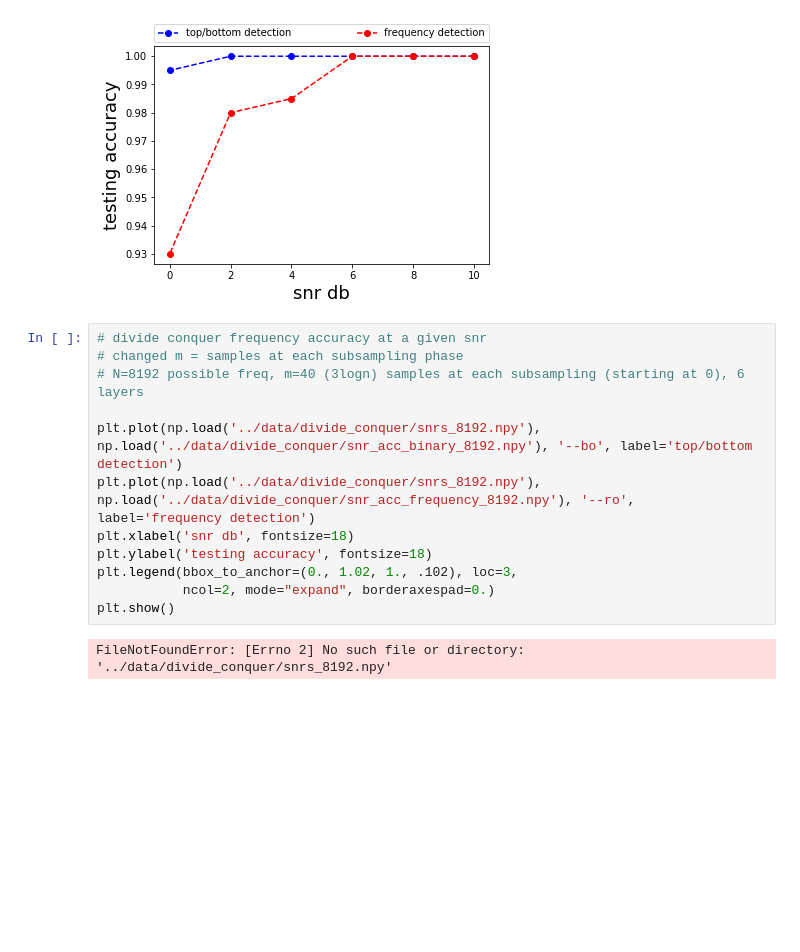
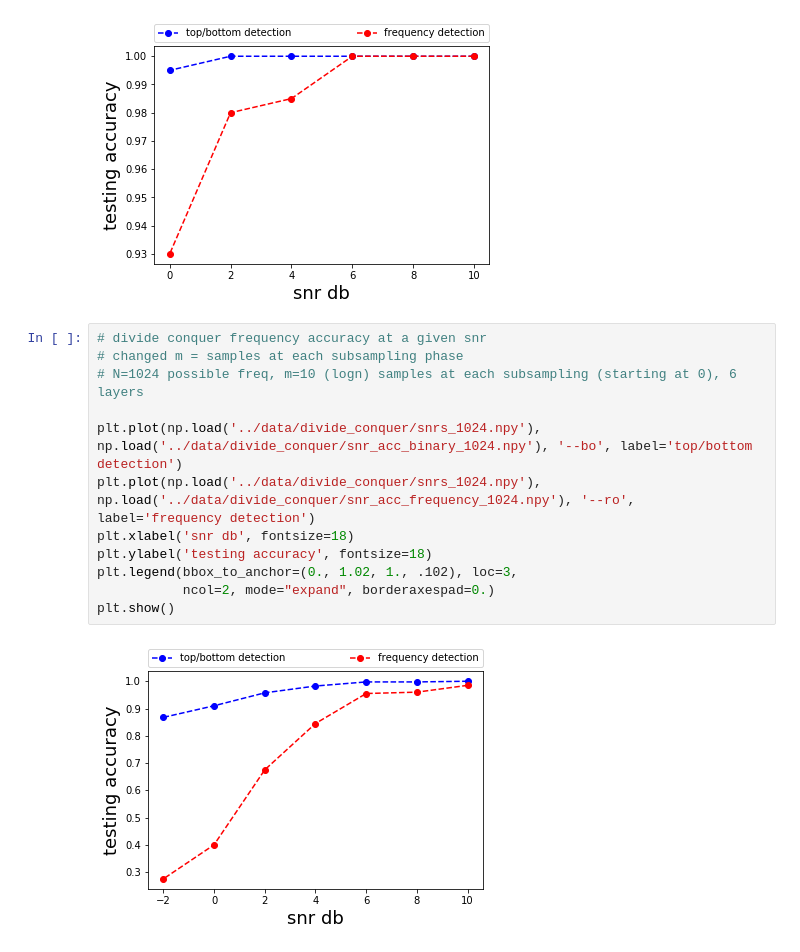
Before and after one commit to shloak/frequency, a Jupyter notebook: Results/10.15.ipynb, the cells around one changed output. Saved outputs shown, nothing was run; the diff lists cells and outputs as text; blank space fills up the shorter version.

```diff
--- a/Results/10.15.ipynb
+++ b/Results/10.15.ipynb
@@ -22,14 +22,14 @@ plt.show()
 # %%
 # divide conquer frequency accuracy at a given snr
 # changed m = samples at each subsampling phase
-# N=8192 possible freq, m=40 (3logn) samples at each subsampling (starting at 0), 6 layers
+# N=1024 possible freq, m=10 (logn) samples at each subsampling (starting at 0), 6 layers
 
-plt.plot(np.load('../data/divide_conquer/snrs_8192.npy'), np.load('../data/divide_conquer/snr_acc_binary_8192.npy'), '--bo', label='top/bottom detection')
-plt.plot(np.load('../data/divide_conquer/snrs_8192.npy'), np.load('../data/divide_conquer/snr_acc_frequency_8192.npy'), '--ro', label='frequency detection')
+plt.plot(np.load('../data/divide_conquer/snrs_1024.npy'), np.load('../data/divide_conquer/snr_acc_binary_1024.npy'), '--bo', label='top/bottom detection')
+plt.plot(np.load('../data/divide_conquer/snrs_1024.npy'), np.load('../data/divide_conquer/snr_acc_frequency_1024.npy'), '--ro', label='frequency detection')
 plt.xlabel('snr db', fontsize=18)
 plt.ylabel('testing accuracy', fontsize=18)
 plt.legend(bbox_to_anchor=(0., 1.02, 1., .102), loc=3,
            ncol=2, mode="expand", borderaxespad=0.)
 plt.show()
 # %% [output]
-FileNotFoundError: [Errno 2] No such file or directory: '../data/divide_conquer/snrs_8192.npy'
+[figure, added]
```
Also changed, not shown: 4 other files.
